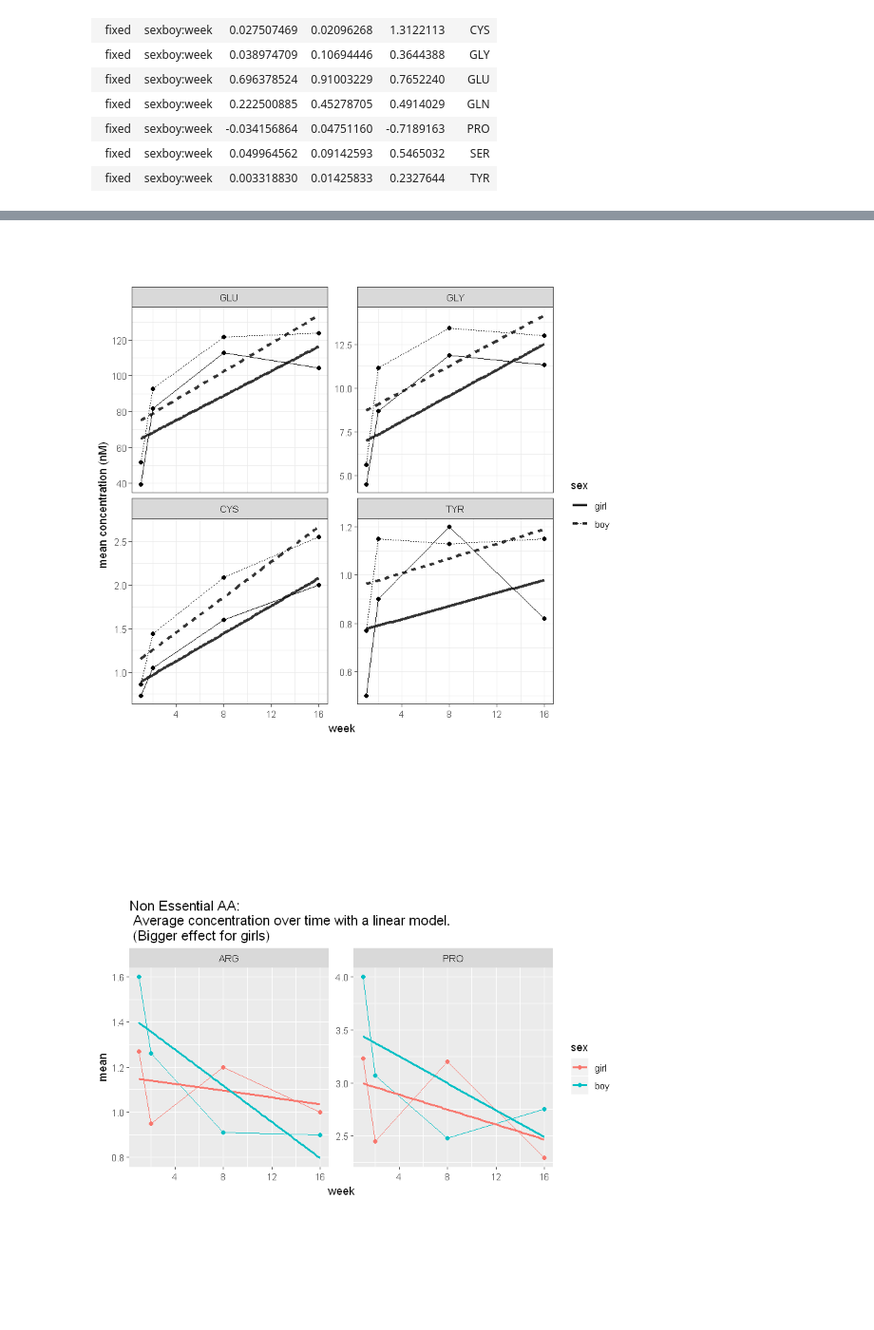
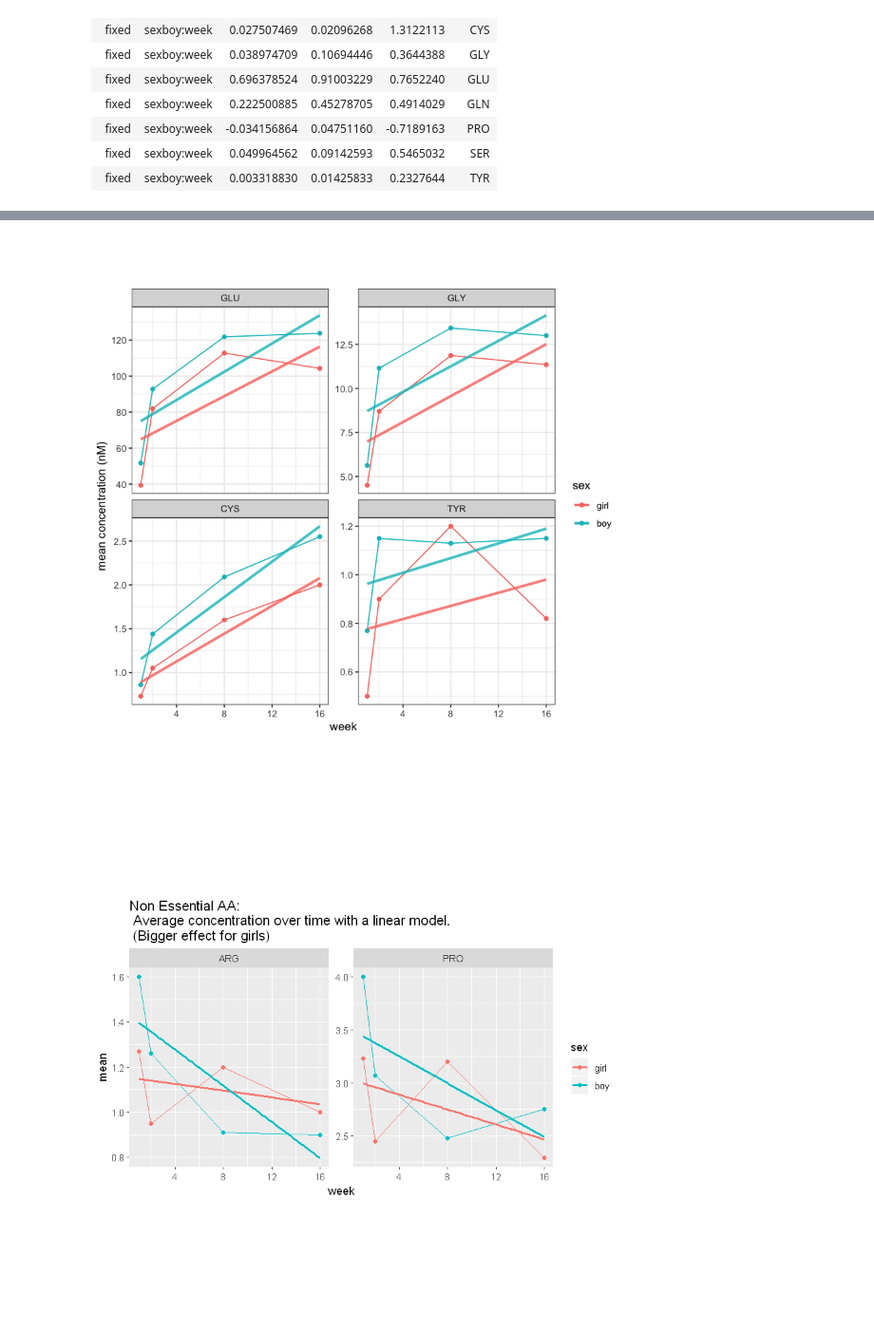
Before and after one commit to notblank/AA-leche-humana, a Jupyter notebook: Report Plots Part I.ipynb, the cells around one changed output, grey strips where cells are left out. Shown at 95% size. Cells and saved outputs as stored; diff of their text form; code cells hidden in the pictures.

Commit message:
alpha id effect compared to lm

```diff
--- a/Report Plots Part I.ipynb
+++ b/Report Plots Part I.ipynb
@@ -23,7 +21,7 @@ The following object is masked from 'package:tidyr':
 
     expand
 # %%
-AA_Sex_1 <- read_sav("C:/Users/Personal/AA leche/datos/AMINOACIDOS POR SEXO_1.sav")
+AA_Sex_1 <- read_sav("~/Documents/AA-leche-humana/datos/AMINOACIDOS POR SEXO_1.sav")
 head(AA_Sex_1)
 # %% [output]
 A tibble: 6 × 171
@@ -1097,19 +1078,19 @@ ggplot(E_BOYS, aes(x = week, y = mean, color = sex)) +
 # %%
 E_SIG <- AA_NE_mean_plot_SEX %>%
                 filter(AA == 'GLU' | AA == 'GLY' | AA == 'CYS' | AA == 'TYR') %>%
                 mutate(AA = factor(AA, levels = c('GLU', 'GLY', 'CYS', 'TYR')))
 
 #png(filename="./plots/plot2.png", units="cm", width=20, height=20, res = 300)
-ggplot(E_SIG, aes(x = week, y = mean, linetype = sex)) +
+ggplot(E_SIG, aes(x = week, y = mean, color = sex)) +
     geom_point() + geom_line() +
     facet_wrap(~AA,  scales = "free_y") +
-    geom_line(stat="smooth", method = lm, se = FALSE, color = 'black', alpha = 0.8, size = 1.2) +
+    geom_line(stat="smooth", method = lm, se = FALSE, alpha = 0.8, size = 1.2) +
     theme_bw() +
     theme(aspect.ratio = 0.95) +
     ggtitle('') + ylab('mean concentration (nM)')
 #dev.off()
 # %% [output]
-[figure, old version]
+[figure, new version]
 # %%
 E_GIRLS <- AA_NE_mean_plot_SEX %>%
                 filter(AA == 'ARG' | AA == 'PRO') %>%
```
Also changed, not shown: parts of 28 cells of this notebook, 3 other files.
